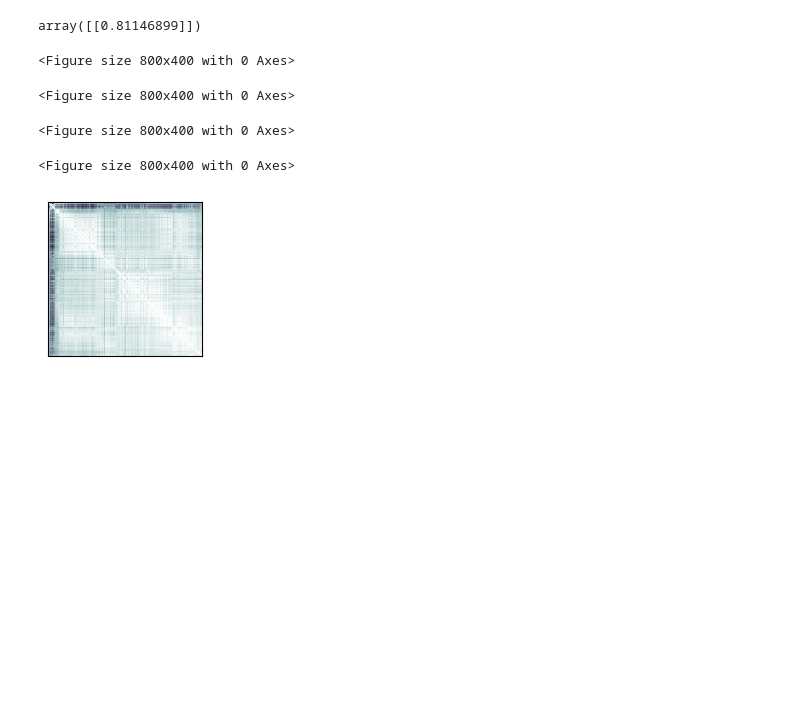
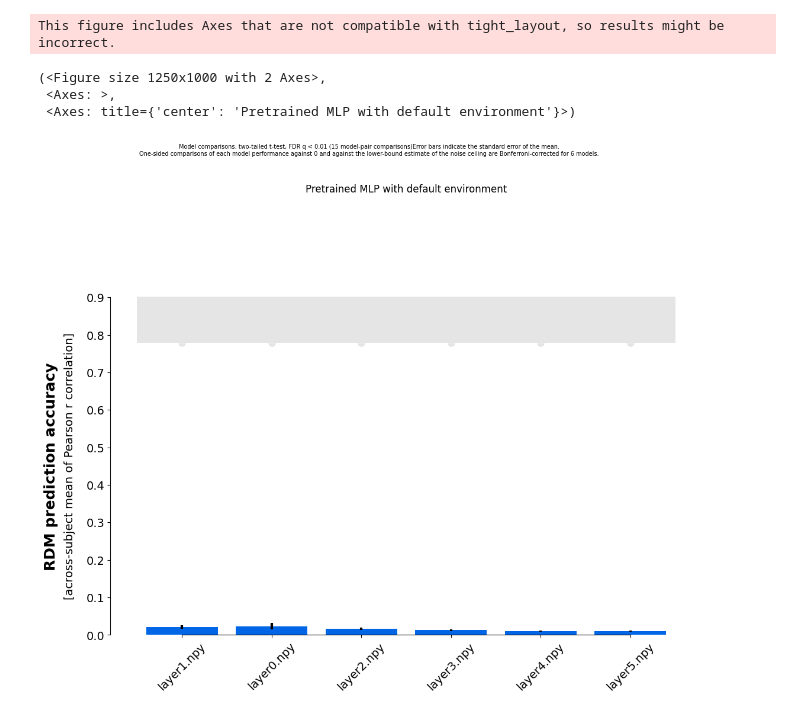
Before and after one commit to bmosk54/MetaMorph, a Jupyter notebook: analytics/kate_initial_rsa.ipynb, the cells around one changed output. Drawn from its saved outputs; the diff is of its cells as text; code cells hidden in the pictures; blank space fills up the shorter version.

```diff
--- a/analytics/kate_initial_rsa.ipynb
+++ b/analytics/kate_initial_rsa.ipynb
@@ -9,0 +18,4 @@ data_path = 'C:\\Users\\kem00\\OneDrive\\Documents\\Yale\\Neuromatch\\NeuroAI\\p
+# %%
+# path for c elegans data and directory for where activation data is stored by layer (.npy format)
+neuron_data_path = "/Users/charleszhang/Neuromatch_2024/MetaMorph/data.xls"
+activation_data_path = "../Pretrained_MLP"
@@ -10,5 +35,6 @@ data_path = 'C:\\Users\\kem00\\OneDrive\\Documents\\Yale\\Neuromatch\\NeuroAI\\p
 # %%
-worm1_data = pd.read_excel(data_path, 'Worm1')
-worm2_data = pd.read_excel(data_path, 'Worm2')
-worm3_data = pd.read_excel(data_path, 'Worm3')
-worm4_data = pd.read_excel(data_path, 'Worm4')
+# read c elegans data
+worm1_data = pd.read_excel(neuron_data_path, 'Worm1')
+worm2_data = pd.read_excel(neuron_data_path, 'Worm2')
+worm3_data = pd.read_excel(neuron_data_path, 'Worm3')
+worm4_data = pd.read_excel(neuron_data_path, 'Worm4')
@@ -79,12 +41,17 @@ worm4_data.iloc[:, 4:60].dropna().iloc[:1501,:]
 # %%
-worm1_rsadata = rsatoolbox.data.Dataset(worm1_data.iloc[:, 4:60].dropna().iloc[:986,:].to_numpy())
-worm1_rdm = rsatoolbox.rdm.calc_rdm(worm1_rsadata, method='correlation', descriptor=None, noise=None)
+crop = 500
+# (sample, neural dims)
+# filter for forward behavior samples and crop shapes
+worm1_rsadata = rsatoolbox.data.Dataset(worm1_data.query('behavior == 1').iloc[:, 4:60].dropna().iloc[:crop,:].to_numpy())
+worm1_rdm = rsatoolbox.rdm.calc_rdm(worm1_rsadata, descriptor=None, noise=None)
 
-worm2_rsadata = rsatoolbox.data.Dataset(worm2_data.iloc[:, 4:60].dropna().iloc[:986,:].to_numpy())
-worm2_rdm = rsatoolbox.rdm.calc_rdm(worm2_rsadata, method='correlation', descriptor=None, noise=None)
+worm2_rsadata = rsatoolbox.data.Dataset(worm2_data.query('behavior == 1').iloc[:, 4:60].dropna().iloc[:crop,:].to_numpy())
+worm2_rdm = rsatoolbox.rdm.calc_rdm(worm2_rsadata,descriptor=None, noise=None)
 
-worm3_rsadata = rsatoolbox.data.Dataset(worm3_data.iloc[:, 4:60].dropna().iloc[:986,:].to_numpy())
-worm3_rdm = rsatoolbox.rdm.calc_rdm(worm3_rsadata, method='correlation', descriptor=None, noise=None)
+worm3_rsadata = rsatoolbox.data.Dataset(worm3_data.query('behavior == 1').iloc[:, 4:60].dropna().iloc[:crop,:].to_numpy())
+worm3_rdm = rsatoolbox.rdm.calc_rdm(worm3_rsadata, descriptor=None, noise=None)
 
-worm4_rsadata = rsatoolbox.data.Dataset(worm4_data.iloc[:, 4:60].dropna().iloc[:986,:].to_numpy())
-worm4_rdm = rsatoolbox.rdm.calc_rdm(worm4_rsadata, method='correlation', descriptor=None, noise=None)
+worm4_rsadata = rsatoolbox.data.Dataset(worm4_data.query('behavior == 1').iloc[:, 4:60].dropna().iloc[:crop,:].to_numpy())
+worm4_rdm = rsatoolbox.rdm.calc_rdm(worm4_rsadata, descriptor=None, noise=None)
+
+worm_rdms = rsatoolbox.rdm.concat([worm1_rdm, worm2_rdm, worm4_rdm])
@@ -132,13 +58,14 @@ rdms_comp = rsatoolbox.rdm.compare(worm1_rdm, worm2_rdm, method='cosine')
-# %%
-rdms_comp
-# %% [output]
-array([[0.81146899]])
-# %%
-rsatoolbox.vis.show_rdm(worm1_rdm)
-plt.show()
-# %% [output]
-<Figure size 800x400 with 0 Axes>
-<Figure size 800x400 with 0 Axes>
-<Figure size 800x400 with 0 Axes>
-<Figure size 800x400 with 0 Axes>
-[figure, removed]
+# %%
+# RSA and plotting. Title not included
+rdms_with_name = get_model_rdms(activation_data_path, crop=crop)
+models_to_compare = [rsatoolbox.model.ModelFixed(rdm=r.rdm, name=r.name) for r in rdms_with_name]
+
+method = 'corr'
+results =  rsatoolbox.inference.evaluate.eval_fixed(models_to_compare, worm_rdms, method=method)
+rsatoolbox.vis.plot_model_comparison(results)
+# %% [output]
+This figure includes Axes that are not compatible with tight_layout, so results might be incorrect.
+(<Figure size 1250x1000 with 2 Axes>,
+ <Axes: >,
+ <Axes: title={'center': 'Pretrained MLP with default environment'}>)
+[figure, added]
```
Also changed, not shown: parts of 12 cells of this notebook.
